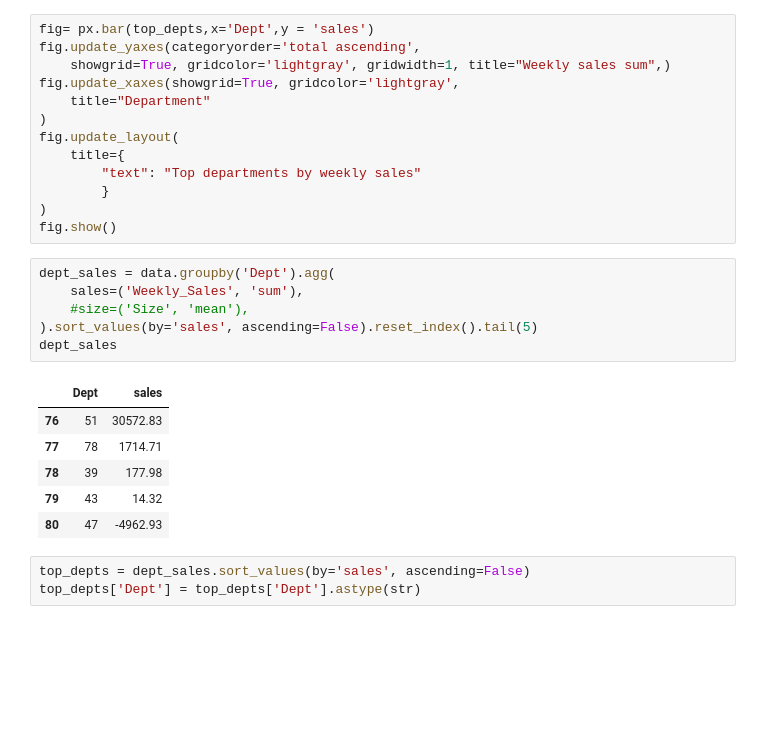
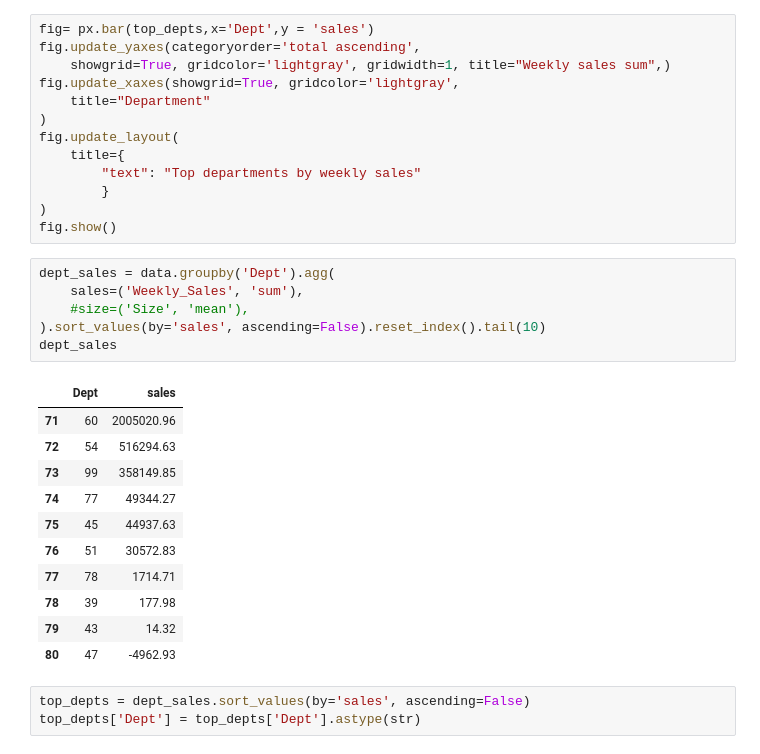
Before and after one commit to tanzhu91/Retail-Data-Analytics, a Jupyter notebook: notebooks/retail_data_analysis.ipynb, the cells around one changed output. Cells and saved outputs as stored; diff of their text form; blank space fills up the shorter version.

```diff
--- a/notebooks/retail_data_analysis.ipynb
+++ b/notebooks/retail_data_analysis.ipynb
@@ -130,11 +130,16 @@ fig.show()
 # %%
 dept_sales = data.groupby('Dept').agg(
     sales=('Weekly_Sales', 'sum'),
     #size=('Size', 'mean'),
-).sort_values(by='sales', ascending=False).reset_index().tail(5)
+).sort_values(by='sales', ascending=False).reset_index().tail(10)
 dept_sales
 # %% [output]
 |  | Dept | sales |
+| 71 | 60 | 2005020.96 |
+| 72 | 54 | 516294.63 |
+| 73 | 99 | 358149.85 |
+| 74 | 77 | 49344.27 |
+| 75 | 45 | 44937.63 |
 | 76 | 51 | 30572.83 |
 | 77 | 78 | 1714.71 |
 | 78 | 39 | 177.98 |
```
Also changed, not shown: parts of 7 cells of this notebook.
